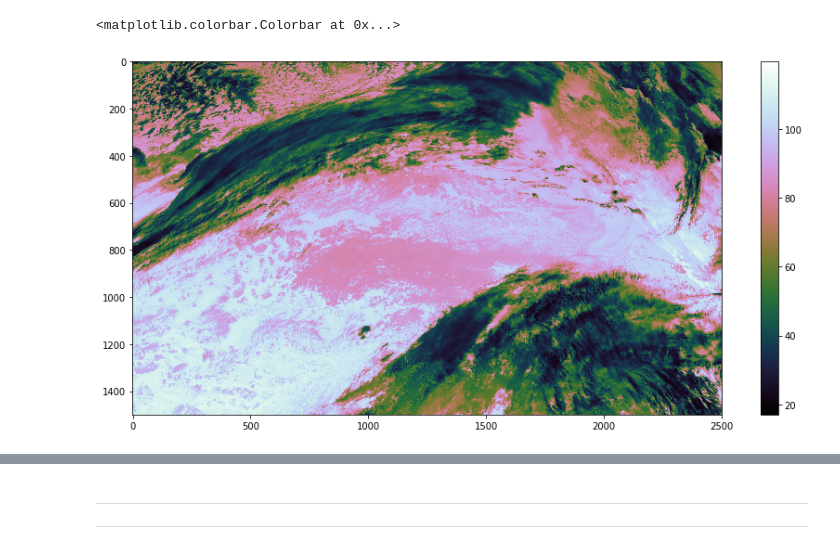
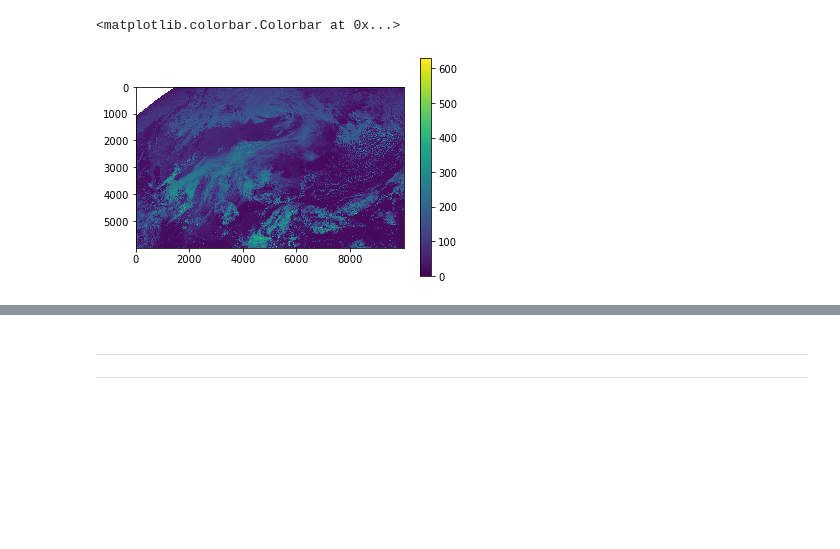
Before and after one commit to spestana/goes-ortho, a Jupyter notebook: map2rpc.ipynb, the cells around one changed output, grey strips where cells are left out. Drawn from its saved outputs; the diff is of its cells as text; code cells hidden in the pictures; blank space fills up the shorter version.

```diff
--- a/map2rpc.ipynb
+++ b/map2rpc.ipynb
@@ -9,15 +9,16 @@ import xarray as xr
 import os
 from scipy.optimize import curve_fit
 # %%
-# Open GOES-17 NetCDF file
-g17_b02 = xr.open_dataset('/home/jovyan/goes17/2018/12/12/ABI-L1b-RadC/18/C14/OR_ABI-L1b-RadC-M3C14_G17_s20183461802189_e20183461804562_c20183461805005.nc')
+# Open GOES-16 NetCDF file
+path = r'C:\Users\steve\goes16\2018\12\12\ABI-L1b-RadC\18\C02\OR_ABI-L1b-RadC-M3C02_G16_s20183461802178_e20183461804551_c20183461804590.nc'
+g16_b02 = xr.open_dataset(path)
 # %%
-plt.figure(figsize=(15,7))
-plt.imshow(g17_b02.Rad,cmap='cubehelix')
+plt.figure()
+plt.imshow(g16_b02.Rad)
 plt.colorbar()
 # %% [output]
 <matplotlib.colorbar.Colorbar at 0x...>
-[figure, old version]
+[figure, new version]
 # %%
 def ABIangle2LatLon(x, y, H, req, rpol, lon_0):
     '''Find the latitude and longitude (degrees) of point P given x and y, ABI elevation and scanning angle (radians)'''
```
Also changed, not shown: parts of 20 cells of this notebook.
